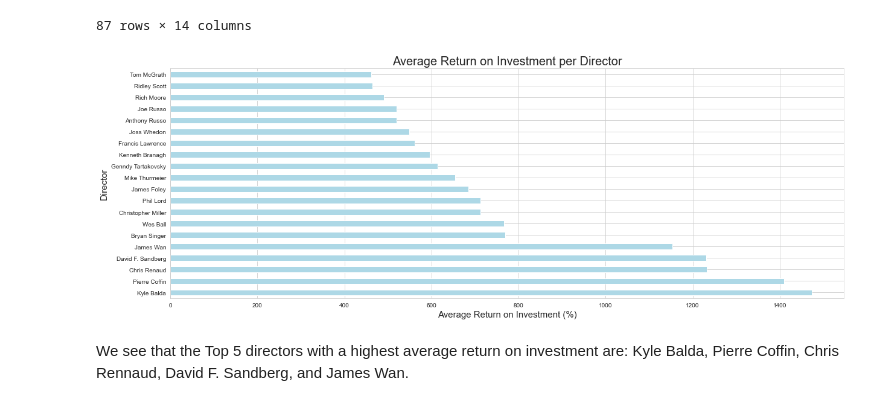
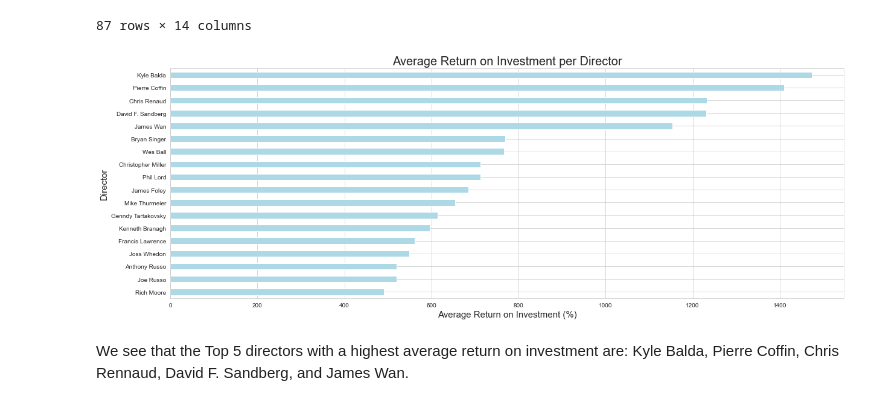
Before and after one commit to femikamau/Microsoft-Movie-Studio-EDA, a Jupyter notebook: index.ipynb, the cells around one changed output. Drawn from its saved outputs; the diff is of its cells as text; code cells hidden in the pictures.

```diff
--- a/index.ipynb
+++ b/index.ipynb
@@ -59,11 +63,6 @@ def load_data(path, data_format):
     # if statement used to differentiate data format. Checks if data is in 'csv' format
     if data_format.lower() == 'csv':
         data = pd.read_csv(path, compression='gzip') # 'compression' parameter used since the file is compressed
-
-    # elif statement used to check if data is in 'tsv' format
-    elif data_format.lower() == 'tsv':
-        data = pd.read_csv(path, compression='gzip', sep='\t', encoding='latin1') # 'sep' parameter used since the file is tab-delimited (tab separated values)
-
     # elif statement used to check if data is in 'db' format
     elif data_format.lower() == 'db':
         conn = sqlite3.connect(path) # returns a Connection object that we will use to interact with the database
@@ -1119,13 +985,13 @@ director_analysis_df # Preview the updated 'director_analysis_df' DataFrame
 # %%
 # Plot a bar chart that shows the average film (RoI) per director for the top 20 directors
 fig, ax = plt.subplots(figsize=(20,7))
 
-director_analysis_df.groupby('primary_name')['RoI'].mean().sort_values(ascending=False)[:20].plot(kind='barh', color='lightblue')
+director_analysis_df.groupby('primary_name')['RoI'].mean().sort_values(ascending=True)[20:].plot(kind='barh', color='lightblue')
 ax.set_ylabel('Director', fontsize=15)
 ax.set_xlabel('Average Return on Investment (%)', fontsize=15)
 ax.set_title('Average Return on Investment per Director', fontsize=20);
 # %% [output]
-[figure, old version]
+[figure, new version]
 # %% [markdown]
 We see that the Top 5 directors with a highest average return on investment are: Kyle Balda, Pierre Coffin, Chris Rennaud, David F. Sandberg, and James Wan.
 # %% [markdown]
```
Also changed, not shown: parts of 23 cells of this notebook.
